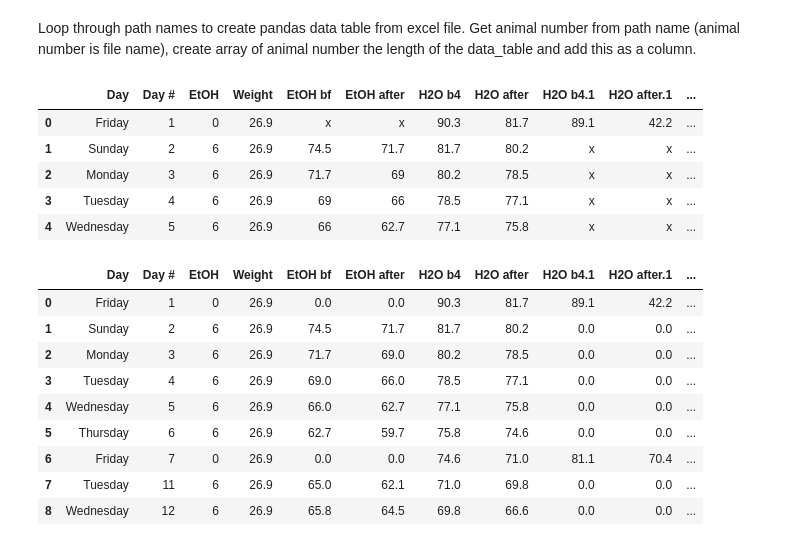
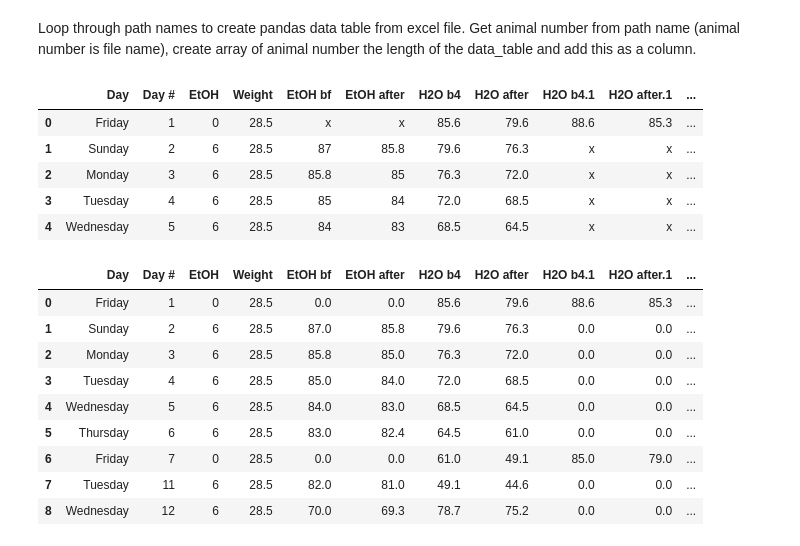
Before and after one commit to grace3999/TwoBottleChoice, a Jupyter notebook: 2BC_6%_dep_quinine.ipynb, the cells around one changed output. Drawn from its saved outputs; the diff is of its cells as text; code cells hidden in the pictures.

```diff
--- a/2BC_6%_dep_quinine.ipynb
+++ b/2BC_6%_dep_quinine.ipynb
@@ -40,6 +56,6 @@ path_names[0]
 # %%
-group_path = "C:/Users/Schindler/Documents/Schindler_Lab/Data/Ethanol/Intermit 2BC/2BC 6dq r2/groups.xlsx"
+group_path = "C:/Users/Schindler/Documents/Schindler_Lab/Data/Ethanol/Intermit 2BC/2BC 6dq r1 and 2/anymaze_data.xlsx"
 data = pd.read_excel(group_path)
-df_mice = pd.DataFrame(data = data)
-df_mice.head()
+df_behavior = pd.DataFrame(data = data)
+df_behavior.head()
 # %% [output]
@@ -54,31 +77,31 @@ Loop through path names to create pandas data table from excel file. Get animal
 # %%
 data_start = pd.DataFrame()
 
 for path in path_names:
     data_excel = pd.read_excel(path)
     data_table_int = pd.DataFrame(data = data_excel)
 
     name = path
     name = re.search("\d\d\d", path).group(0)
     name_long = [name] * len(data_table_int)
 
-    group = df_mice.loc[df_mice['Animal'] == int(name), 'Group'].item()
+    group = df_behavior.loc[df_behavior['Animal'] == int(name), 'Group'].item()
     group_long = [group] * len(data_table_int)
 
     data_table_int = data_table_int.assign(Animal = name_long)
     data_table_int = data_table_int.assign(Group = group_long)
 
     data_start = data_start.append(data_table_int, ignore_index=True)
 
 
 data_start.head()
 # %% [output]
 |  | Day | Day # | EtOH | Weight | EtOH bf | EtOH after | H2O b4 | H2O after | H2O b4.1 | H2O after.1 | ... |
-| 0 | Friday | 1 | 0 | 26.9 | x | x | 90.3 | 81.7 | 89.1 | 42.2 | ... |
-| 1 | Sunday | 2 | 6 | 26.9 | 74.5 | 71.7 | 81.7 | 80.2 | x | x | ... |
-| 2 | Monday | 3 | 6 | 26.9 | 71.7 | 69 | 80.2 | 78.5 | x | x | ... |
-| 3 | Tuesday | 4 | 6 | 26.9 | 69 | 66 | 78.5 | 77.1 | x | x | ... |
-| 4 | Wednesday | 5 | 6 | 26.9 | 66 | 62.7 | 77.1 | 75.8 | x | x | ... |
+| 0 | Friday | 1 | 0 | 28.5 | x | x | 85.6 | 79.6 | 88.6 | 85.3 | ... |
+| 1 | Sunday | 2 | 6 | 28.5 | 87 | 85.8 | 79.6 | 76.3 | x | x | ... |
+| 2 | Monday | 3 | 6 | 28.5 | 85.8 | 85 | 76.3 | 72.0 | x | x | ... |
+| 3 | Tuesday | 4 | 6 | 28.5 | 85 | 84 | 72.0 | 68.5 | x | x | ... |
+| 4 | Wednesday | 5 | 6 | 28.5 | 84 | 83 | 68.5 | 64.5 | x | x | ... |
 # %%
 data_start.replace('x', 0, inplace=True)
 # %%
@@ -132,12 +155,12 @@ data_calc = data_start.apply(C2BC, axis = 1)
 data_calc.head(9)
 # %% [output]
 |  | Day | Day # | EtOH | Weight | EtOH bf | EtOH after | H2O b4 | H2O after | H2O b4.1 | H2O after.1 | ... |
-| 0 | Friday | 1 | 0 | 26.9 | 0.0 | 0.0 | 90.3 | 81.7 | 89.1 | 42.2 | ... |
-| 1 | Sunday | 2 | 6 | 26.9 | 74.5 | 71.7 | 81.7 | 80.2 | 0.0 | 0.0 | ... |
-| 2 | Monday | 3 | 6 | 26.9 | 71.7 | 69.0 | 80.2 | 78.5 | 0.0 | 0.0 | ... |
-| 3 | Tuesday | 4 | 6 | 26.9 | 69.0 | 66.0 | 78.5 | 77.1 | 0.0 | 0.0 | ... |
-| 4 | Wednesday | 5 | 6 | 26.9 | 66.0 | 62.7 | 77.1 | 75.8 | 0.0 | 0.0 | ... |
-| 5 | Thursday | 6 | 6 | 26.9 | 62.7 | 59.7 | 75.8 | 74.6 | 0.0 | 0.0 | ... |
-| 6 | Friday | 7 | 0 | 26.9 | 0.0 | 0.0 | 74.6 | 71.0 | 81.1 | 70.4 | ... |
-| 7 | Tuesday | 11 | 6 | 26.9 | 65.0 | 62.1 | 71.0 | 69.8 | 0.0 | 0.0 | ... |
-| 8 | Wednesday | 12 | 6 | 26.9 | 65.8 | 64.5 | 69.8 | 66.6 | 0.0 | 0.0 | ... |
+| 0 | Friday | 1 | 0 | 28.5 | 0.0 | 0.0 | 85.6 | 79.6 | 88.6 | 85.3 | ... |
+| 1 | Sunday | 2 | 6 | 28.5 | 87.0 | 85.8 | 79.6 | 76.3 | 0.0 | 0.0 | ... |
+| 2 | Monday | 3 | 6 | 28.5 | 85.8 | 85.0 | 76.3 | 72.0 | 0.0 | 0.0 | ... |
+| 3 | Tuesday | 4 | 6 | 28.5 | 85.0 | 84.0 | 72.0 | 68.5 | 0.0 | 0.0 | ... |
+| 4 | Wednesday | 5 | 6 | 28.5 | 84.0 | 83.0 | 68.5 | 64.5 | 0.0 | 0.0 | ... |
+| 5 | Thursday | 6 | 6 | 28.5 | 83.0 | 82.4 | 64.5 | 61.0 | 0.0 | 0.0 | ... |
+| 6 | Friday | 7 | 0 | 28.5 | 0.0 | 0.0 | 61.0 | 49.1 | 85.0 | 79.0 | ... |
+| 7 | Tuesday | 11 | 6 | 28.5 | 82.0 | 81.0 | 49.1 | 44.6 | 0.0 | 0.0 | ... |
+| 8 | Wednesday | 12 | 6 | 28.5 | 70.0 | 69.3 | 78.7 | 75.2 | 0.0 | 0.0 | ... |
```
Also changed, not shown: parts of 14 cells of this notebook.
